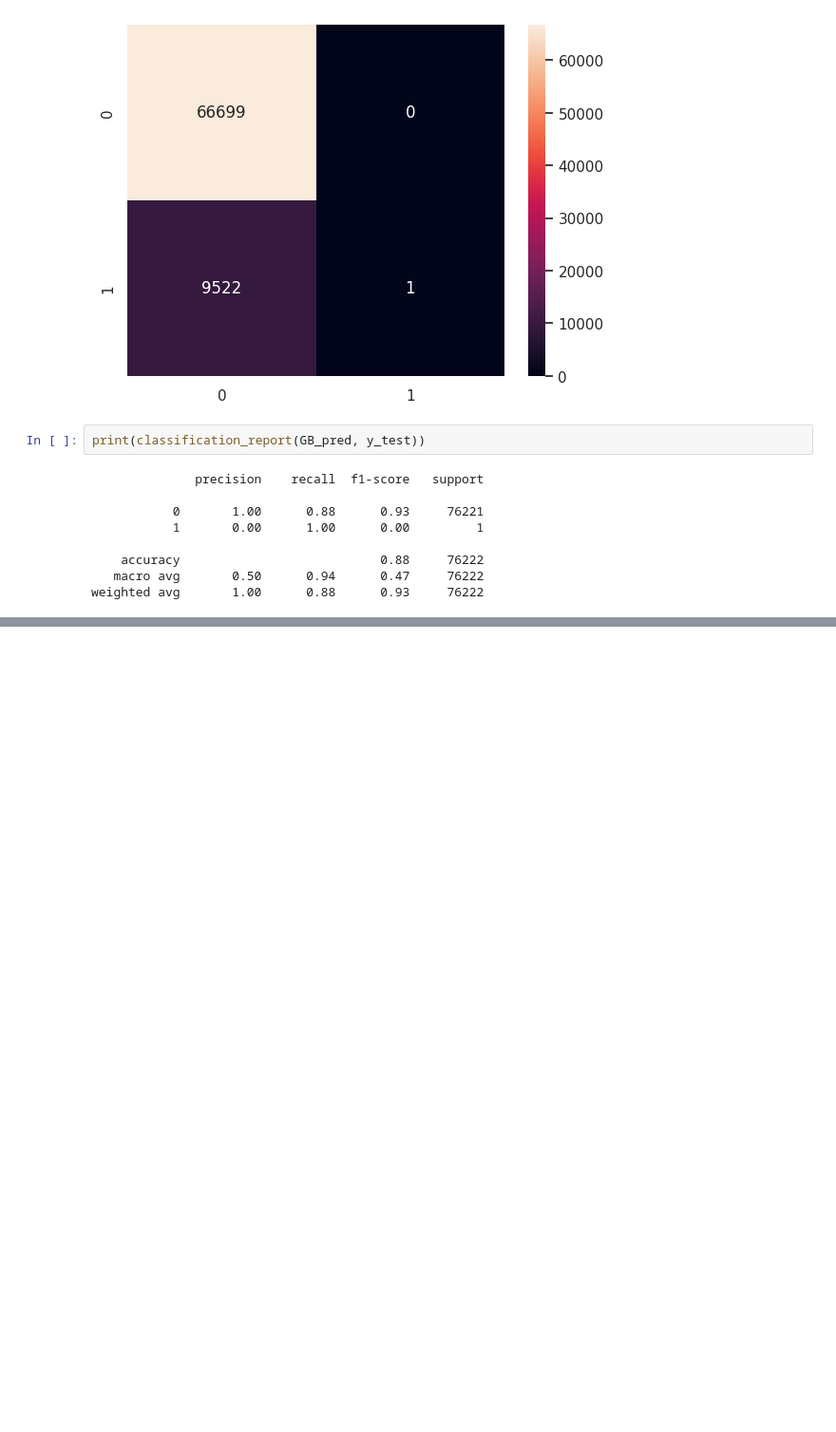
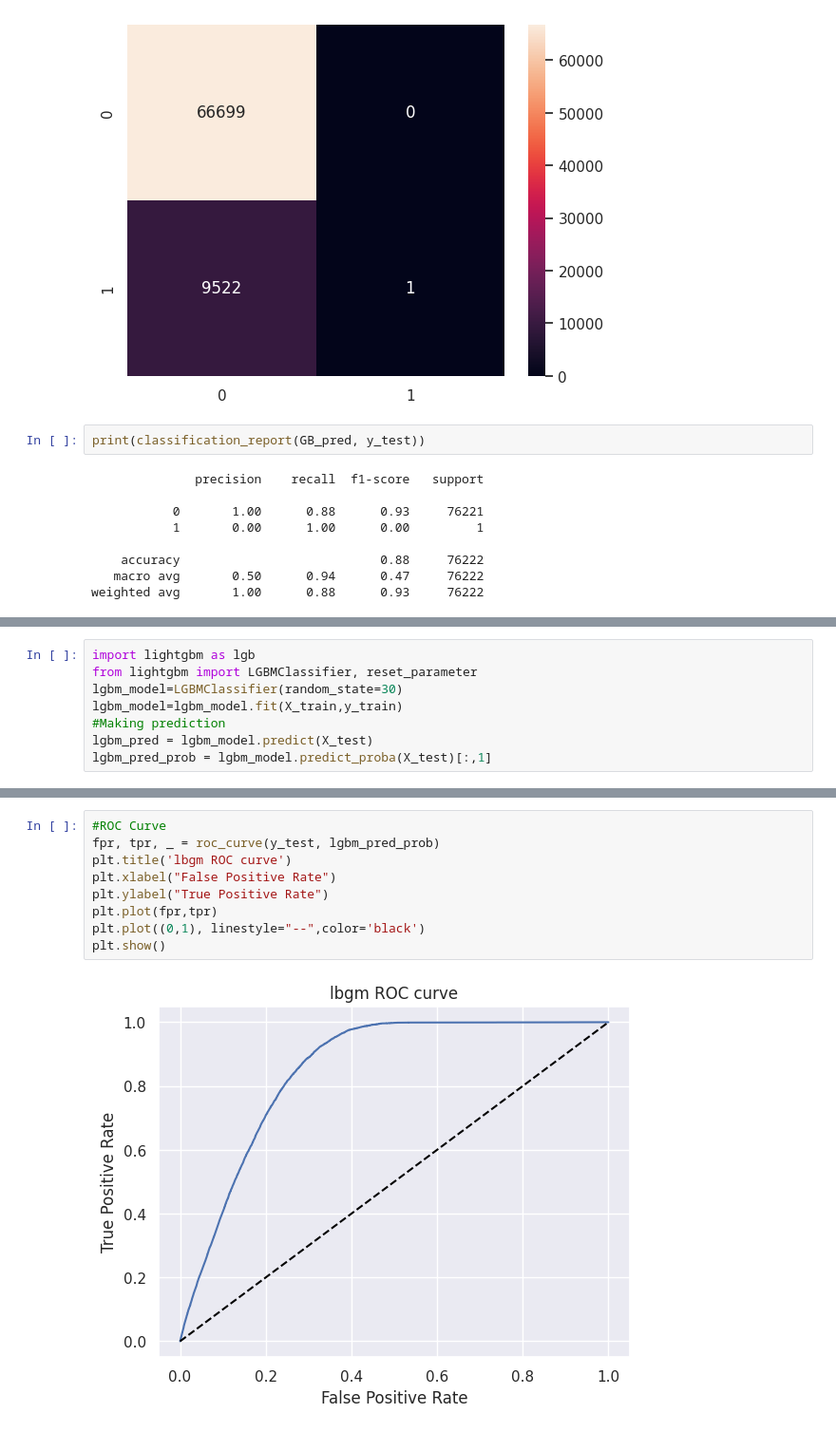
Before and after one commit to shwe-hg/capston-project-on-classification, a Jupyter notebook: project_on_classification(ML).ipynb, the cells around one changed output, grey strips where cells are left out. Shown at 95% size. Drawn from its saved outputs; the diff is of its cells as text; blank space fills up the shorter version.

```diff
--- a/project_on_classification(ML).ipynb
+++ b/project_on_classification(ML).ipynb
@@ -1340,0 +1404,8 @@ weighted avg       1.00      0.88      0.93     76222
+# %%
+import lightgbm as lgb
+from lightgbm import LGBMClassifier, reset_parameter
+lgbm_model=LGBMClassifier(random_state=30)
+lgbm_model=lgbm_model.fit(X_train,y_train)
+#Making prediction
+lgbm_pred = lgbm_model.predict(X_test)
+lgbm_pred_prob = lgbm_model.predict_proba(X_test)[:,1]
@@ -1340,0 +1434,11 @@ weighted avg       1.00      0.88      0.93     76222
+# %%
+#ROC Curve
+fpr, tpr, _ = roc_curve(y_test, lgbm_pred_prob)
+plt.title('lbgm ROC curve')
+plt.xlabel("False Positive Rate")
+plt.ylabel("True Positive Rate")
+plt.plot(fpr,tpr)
+plt.plot((0,1), linestyle="--",color='black')
+plt.show()
+# %% [output]
+[figure, added]
```
Also changed, not shown: parts of 17 cells of this notebook.
